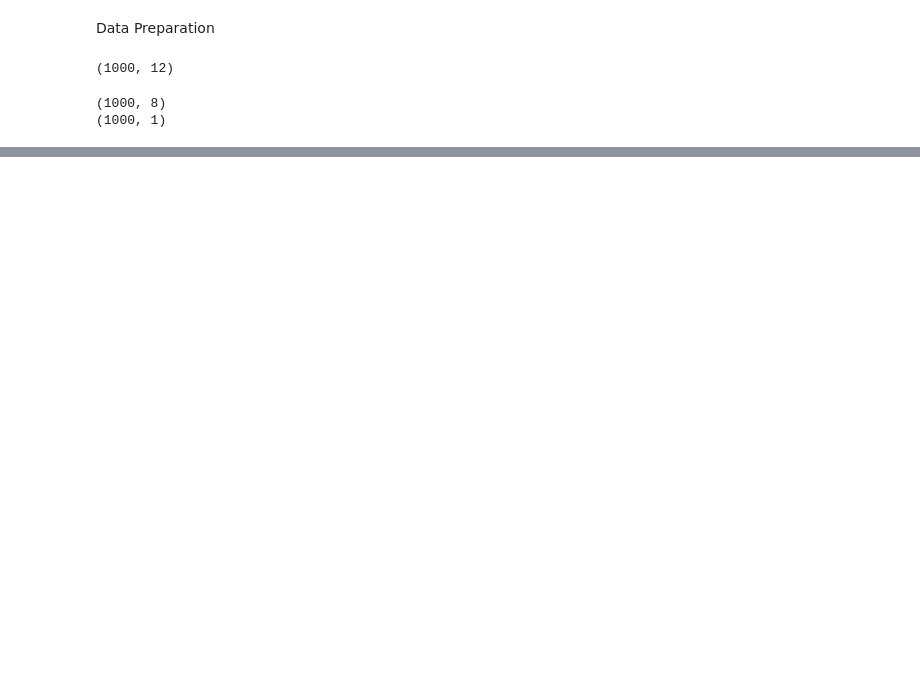
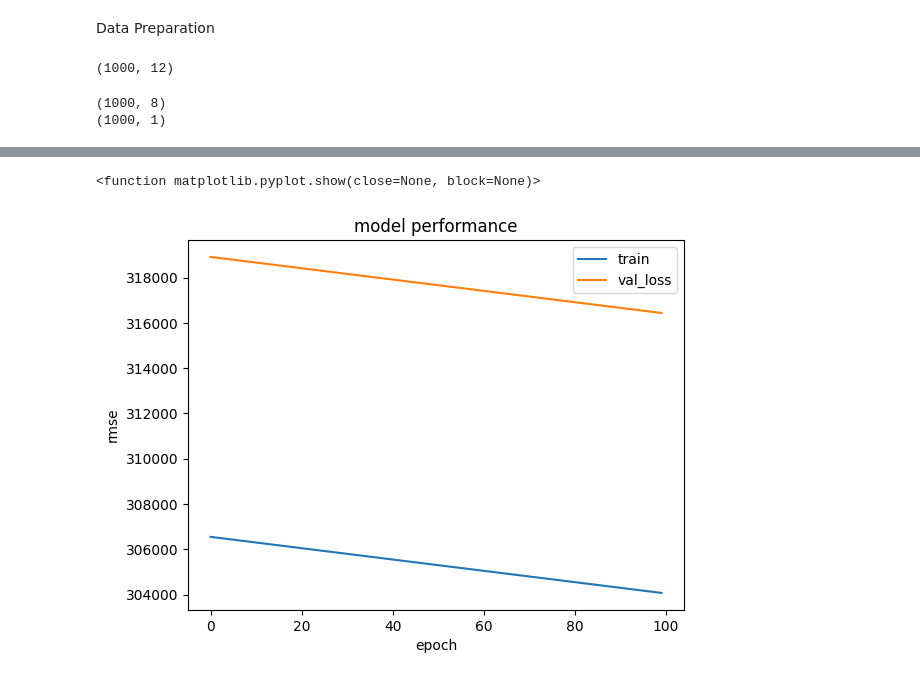
Before and after one commit to OluwatodimuAdegoke/ComputerVisionCourse, a Jupyter notebook: Car_Price_Prediction.ipynb, the cells around one changed output, grey strips where cells are left out. Cells and saved outputs as stored; diff of their text form; code cells hidden in the pictures; blank space fills up the shorter version.

```diff
--- a/Car_Price_Prediction.ipynb
+++ b/Car_Price_Prediction.ipynb
@@ -33,0 +43,4 @@ print(y.shape)
+# %%
+x_train = x[:int(DATASET_SIZE*TRAIN_RATIO)]
+y_train = y[:int(DATASET_SIZE*TRAIN_RATIO)]
+print(x_train.shape)
@@ -33,0 +49,8 @@ print(y.shape)
+# %%
+x_val = x[int(DATASET_SIZE*TRAIN_RATIO):int(DATASET_SIZE*(TRAIN_RATIO+VAL_RATIO))]
+y_val = y[int(DATASET_SIZE*TRAIN_RATIO):int(DATASET_SIZE*(TRAIN_RATIO+VAL_RATIO))]
+print(x_val.shape)
+
+x_test = x[int(DATASET_SIZE*(TRAIN_RATIO+VAL_RATIO)):]
+y_test = y[int(DATASET_SIZE*(TRAIN_RATIO+VAL_RATIO)):]
+print(x_test.shape)
@@ -83,4 +109,14 @@ tf.keras.utils.plot_model(model,to_file="model.png",show_shapes=True)
 # Uses the mean square error. Can also use the mean absolute error
 # Use mean absolute error when there is a outlier that'll affect the data
 # Can also use Huber loss
-model.compile(loss=MeanAbsoluteError())
+model.compile(optimizer=Adam(learning_rate = 1),
+              loss=MeanAbsoluteError(),
+              metrics = RootMeanSquaredError())
+# %%
+# Training the model
+#
+history = model.fit(x_train,
+                    y_train,
+                    validation_data=(x_val,y_val),
+                    epochs=100,
+                    verbose=1)
@@ -86,0 +141,11 @@ model.compile(loss=MeanAbsoluteError())
+# %%
+plt.plot(history.history['loss'])
+plt.plot(history.history['val_loss'])
+plt.title('model performance')
+plt.ylabel('rmse')
+plt.xlabel('epoch')
+plt.legend(['train','val_loss'])
+plt.show
+# %% [output]
+<function matplotlib.pyplot.show(close=None, block=None)>
+[figure, added]
```
Also changed, not shown: parts of 11 cells of this notebook.
